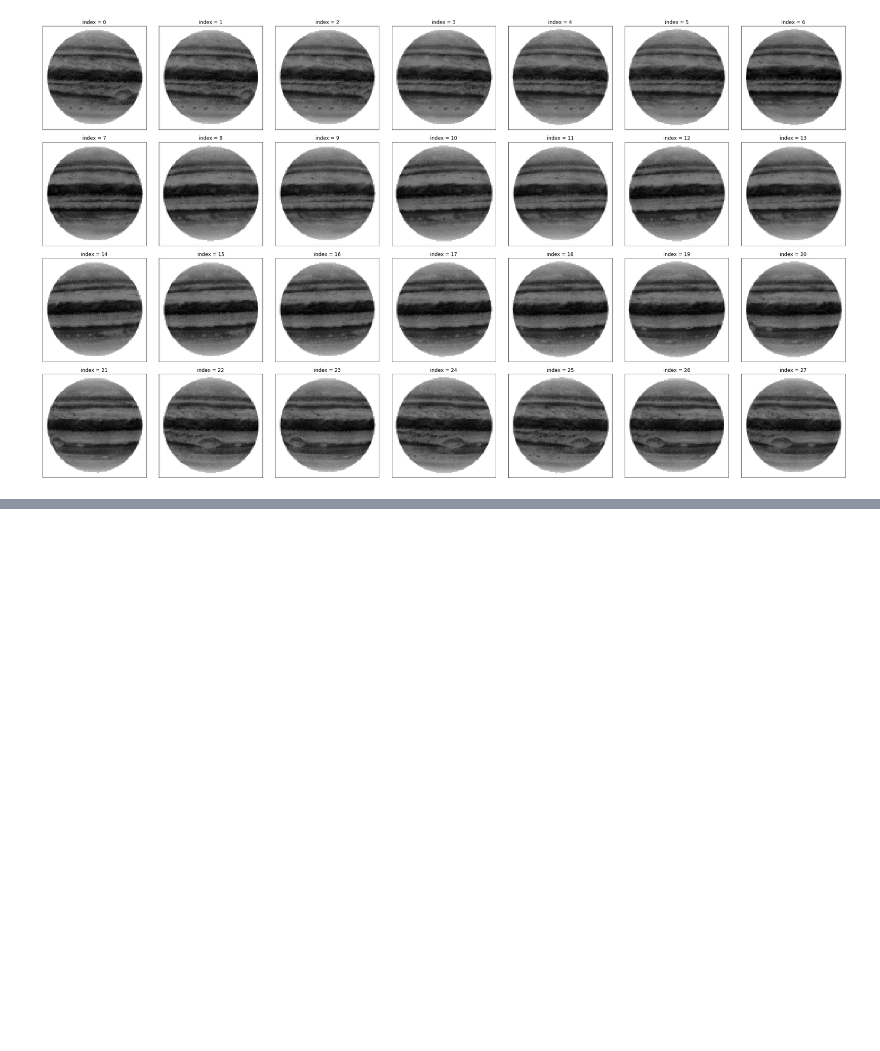
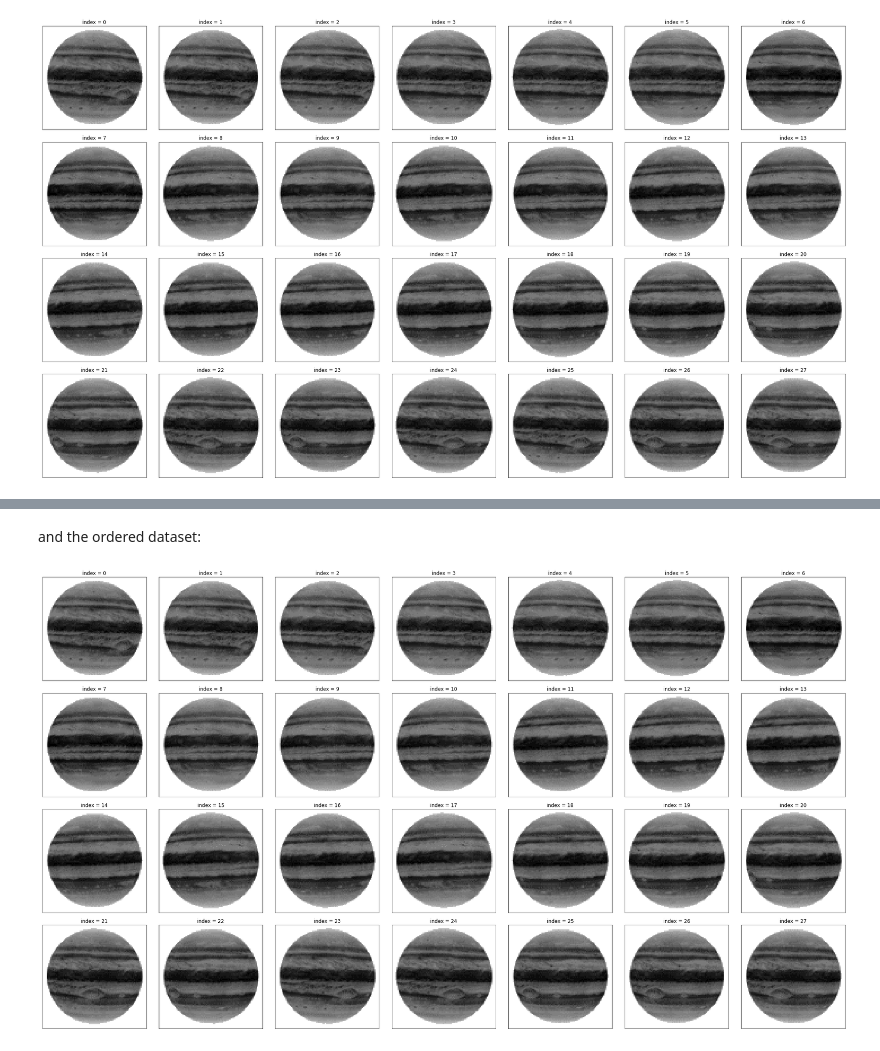
Before and after one commit to dalya/Sequencer, a Jupyter notebook: examples/two_dimensional_objects.ipynb, the cells around one changed output, grey strips where cells are left out. Drawn from its saved outputs; the diff is of its cells as text; code cells hidden in the pictures; blank space fills up the shorter version.

```diff
--- a/examples/two_dimensional_objects.ipynb
+++ b/examples/two_dimensional_objects.ipynb
@@ -186,0 +230,10 @@ plt.tight_layout()
+# %%
+# print the final axis ratio
+print("resulting axis raito: ", final_axis_ratio)
+
+# print the axis ratios for the different scales and metrics:
+estimator_list, scale_list, axis_ratio_list = seq.return_axis_ratio_of_weighted_products_all_metrics_and_scales()
+for i in range(len(estimator_list)):
+    print("metric=%s, scale=%s, axis ratio: %s" % (estimator_list[i],
+                                                   scale_list[i],
+                                                   axis_ratio_list[i]))
@@ -186,0 +303,20 @@ plt.tight_layout()
+# %% [markdown]
+and the ordered dataset:
+# %%
+image_list_ordered = my_dataset_shuffled[final_sequence, :]
+
+plt.figure(1, figsize=(4*7, 4*4))
+
+for i in range(len(image_list_ordered)):
+    image = image_list_ordered[i]
+    plt.subplot(4, 7, i + 1)
+    plt.title("index = %s" % i)
+    plt.imshow(image, cmap="Greys")
+    plt.xticks([])
+    plt.yticks([])
+
+    count += 1
+
+plt.tight_layout()
+# %% [output]
+[figure, added]
```
Also changed, not shown: parts of 9 cells of this notebook, 6 other files.
